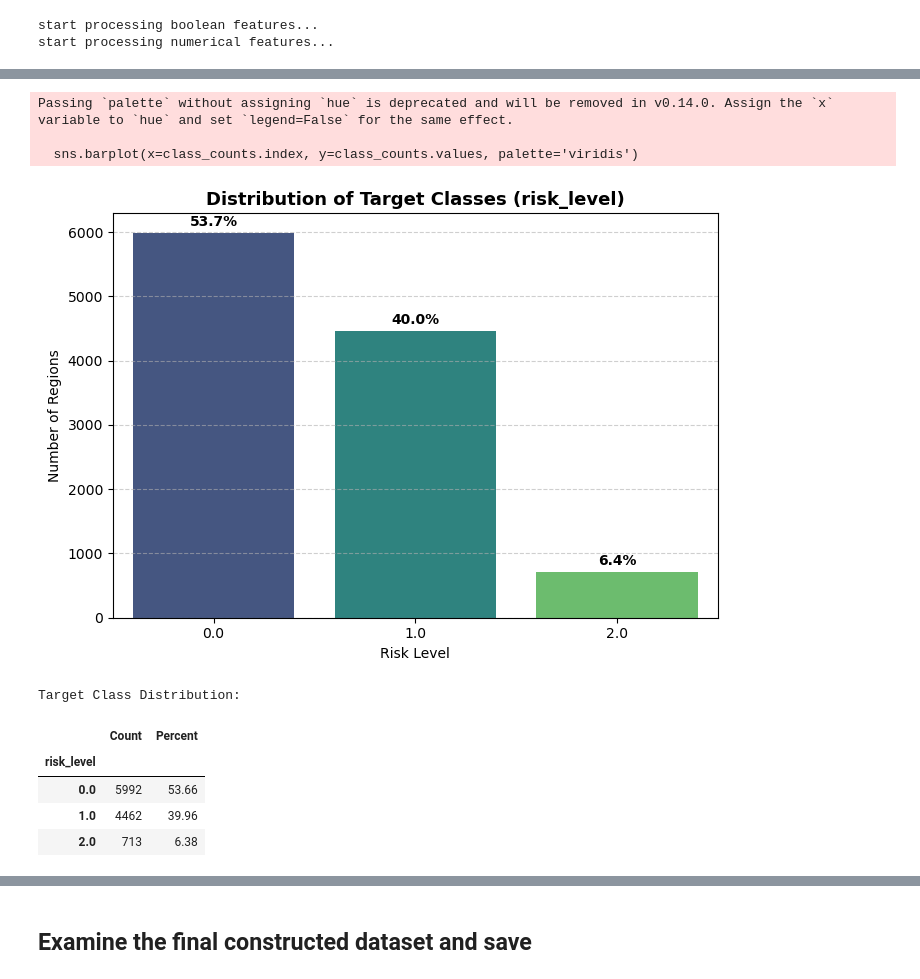
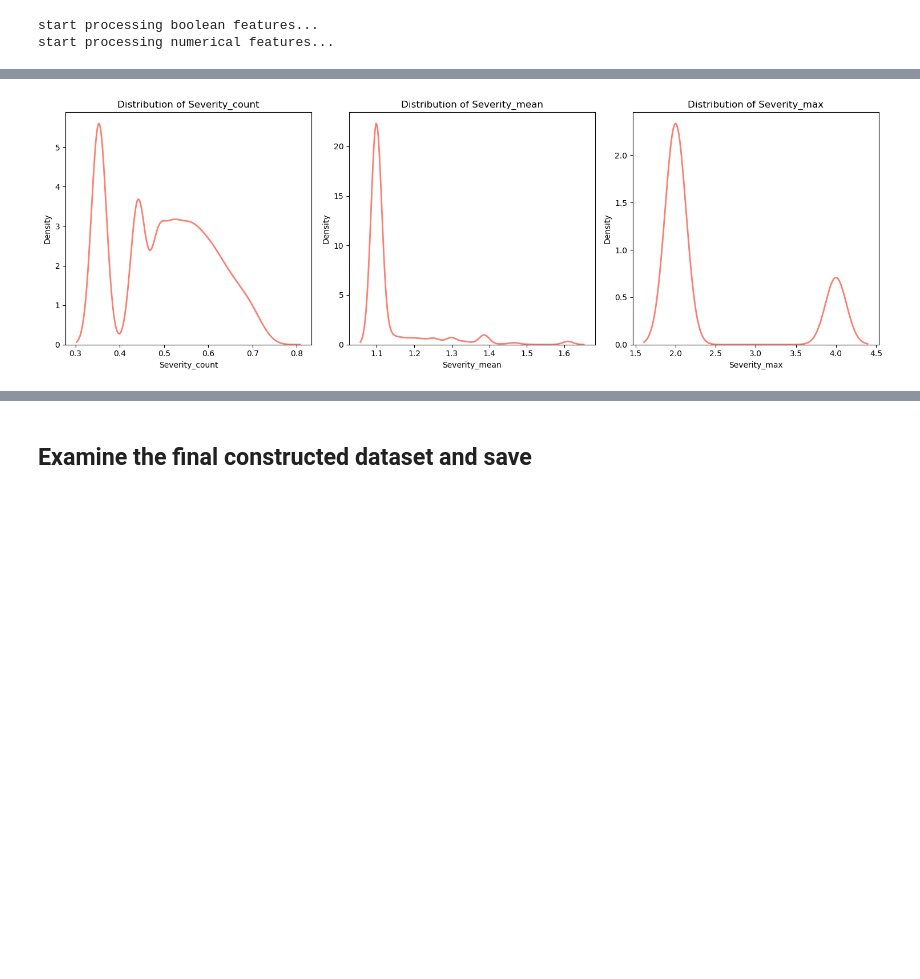
Before and after one commit to Rosreve/SML_final_project, a Jupyter notebook: feature_engineering.ipynb, the cells around one changed output, grey strips where cells are left out. Saved outputs shown, nothing was run; the diff lists cells and outputs as text; code cells hidden in the pictures; blank space fills up the shorter version.

```diff
--- a/feature_engineering.ipynb
+++ b/feature_engineering.ipynb
@@ -478,7 +477,7 @@ None
 # %% [markdown]
 ### Process numerical feature
 # %%
-def process_numerical_feature(df, scaler=StandardScaler()):
+def process_numerical_feature(df):
     weather_numerical_cols = ['Temperature(F)', 'Humidity(%)', 'Pressure(in)', 'Wind_Chill(F)',
                             'Visibility(mi)', 'Wind_Speed(mph)', 'Precipitation(in)']
     df_featured = df.copy()
@@ -490,11 +489,6 @@ def process_numerical_feature(df, scaler=StandardScaler()):
     # Construct binary features for precipitation
     df_featured['Has_Precipitation'] = (df_featured['Precipitation(in)'] > 0).astype(int)
 
-    # Normalize rest of numerical features
-    for feature in weather_numerical_cols:
-        if feature not in skewed_features and feature != 'Precipitation(in)':
-            df_featured[feature] = scaler.fit_transform(df_featured[[feature]])
-
     return df_featured
 # %% [markdown]
 ## Aggregate dataset based on geocoordinate
@@ -575,38 +570,16 @@ Final aggregated data size: (11167, 161)
 # %%
-# Check that your final dataset has the correct label column
-label_col = 'risk_level'
+import seaborn as sns
+import matplotlib.pyplot as plt
 
-# Compute distribution
-class_counts = df_final[label_col].value_counts().sort_index()
-class_percent = (class_counts / class_counts.sum()) * 100
+numerical_target_cols = ['Severity_count', 'Severity_mean', 'Severity_max']
 
-plt.figure(figsize=(7,5))
-sns.barplot(x=class_counts.index, y=class_counts.values, palette='viridis')
-
-for i, val in enumerate(class_counts.values):
-    plt.text(i, val + max(class_counts.values)*0.01, f"{class_percent.iloc[i]:.1f}%",
-             ha='center', va='bottom', fontsize=10, fontweight='bold')
-
-plt.title(f"Distribution of Target Classes ({label_col})", fontsize=13, fontweight='bold')
-plt.xlabel("Risk Level" if label_col=='risk_level' else "Hotspot Label")
-plt.ylabel("Number of Regions")
-plt.grid(axis='y', linestyle='--', alpha=0.6)
+plt.figure(figsize=(15, 5))
+for i, col in enumerate(numerical_target_cols):
+    plt.subplot(1, 3, i + 1)
+    sns.kdeplot(df_final[col], fill=False, color='salmon', linewidth=2)
+    plt.title(f'Distribution of {col}')
+    plt.xlabel(col)
 plt.tight_layout()
 plt.show()
-
-print("Target Class Distribution:")
-display(pd.DataFrame({
-    "Count": class_counts,
-    "Percent": class_percent.round(2)
-}))
 # %% [output]
-Passing `palette` without assigning `hue` is deprecated and will be removed in v0.14.0. Assign the `x` variable to `hue` and set `legend=False` for the same effect.
-
-  sns.barplot(x=class_counts.index, y=class_counts.values, palette='viridis')
-[figure, old version]
+[figure, new version]
-Target Class Distribution:
-|  | Count | Percent |
-| risk_level |  |  |
-| 0.0 | 5992 | 53.66 |
-| 1.0 | 4462 | 39.96 |
-| 2.0 | 713 | 6.38 |
```
Also changed, not shown: parts of 5 cells of this notebook, 3 other files.
